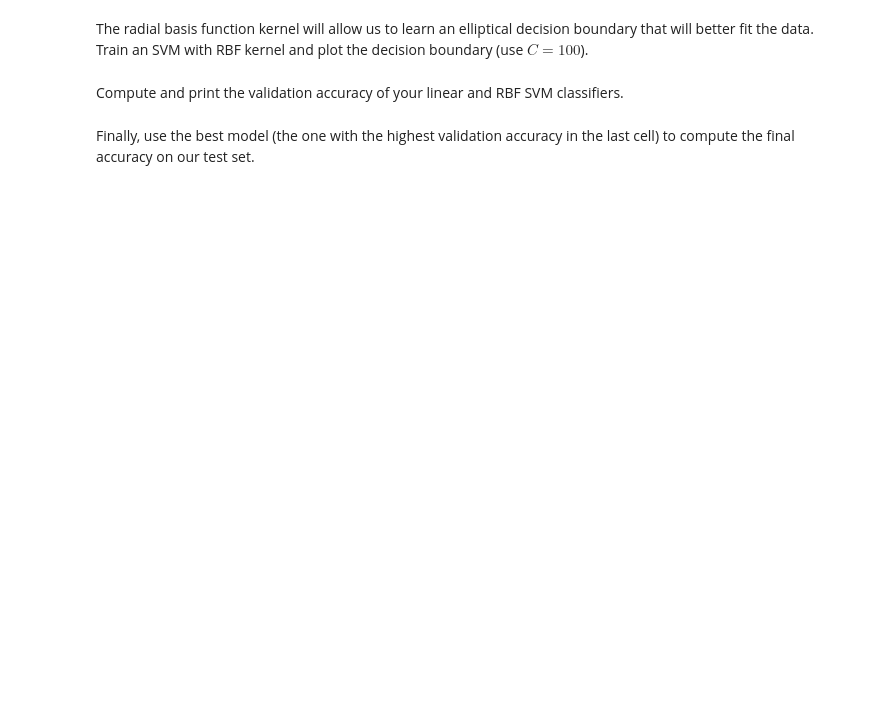
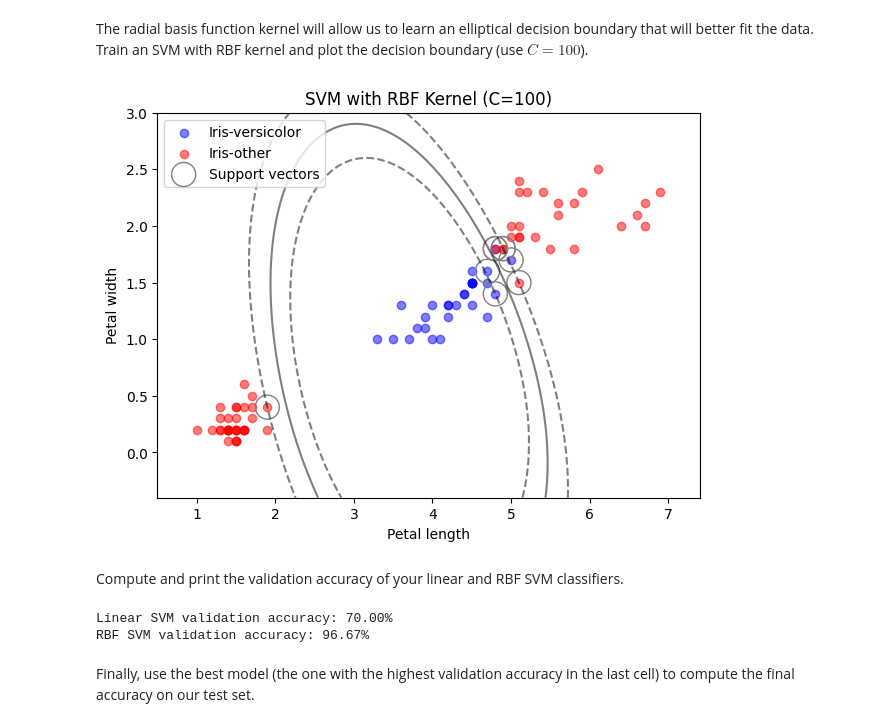
Before and after one commit to LeNguyen29/cse572_lab5, a Jupyter notebook: Lab5 - Linear Models.ipynb, the cells around one changed output. Saved outputs shown, nothing was run; the diff lists cells and outputs as text; code cells hidden in the pictures; blank space fills up the shorter version.

```diff
--- a/Lab5 - Linear Models.ipynb
+++ b/Lab5 - Linear Models.ipynb
@@ -227,2 +289,9 @@ The radial basis function kernel will allow us to learn an elliptical decision b
+# %%
+rbf_svc_nonlinear = SVC(kernel='rbf', C=100, gamma='scale')
+rbf_svc_nonlinear.fit(X_train, y_train)
+plot_versicolor_decision_boundary(
+    rbf_svc_nonlinear, 'SVM with RBF Kernel (C=100)')
+# %% [output]
+[figure, added]
 # %% [markdown]
 Compute and print the validation accuracy of your linear and RBF SVM classifiers.
@@ -231,2 +298,15 @@ Compute and print the validation accuracy of your linear and RBF SVM classifiers
+# %%
+X_val = val[features]
+y_val = val['class']
+models = {'Linear': linear_svc_nonlinear, 'RBF': rbf_svc_nonlinear}
+validation_accuracies = {}
+
+for name, model in models.items():
+    predictions = model.predict(X_val)
+    validation_accuracies[name] = accuracy_score(y_val, predictions)
+    print(f'{name} SVM validation accuracy: {validation_accuracies[name]:.2%}')
+# %% [output]
+Linear SVM validation accuracy: 70.00%
+RBF SVM validation accuracy: 96.67%
 # %% [markdown]
 Finally, use the best model (the one with the highest validation accuracy in the last cell) to compute the final accuracy on our test set.
```
Also changed, not shown: parts of 11 cells of this notebook.
